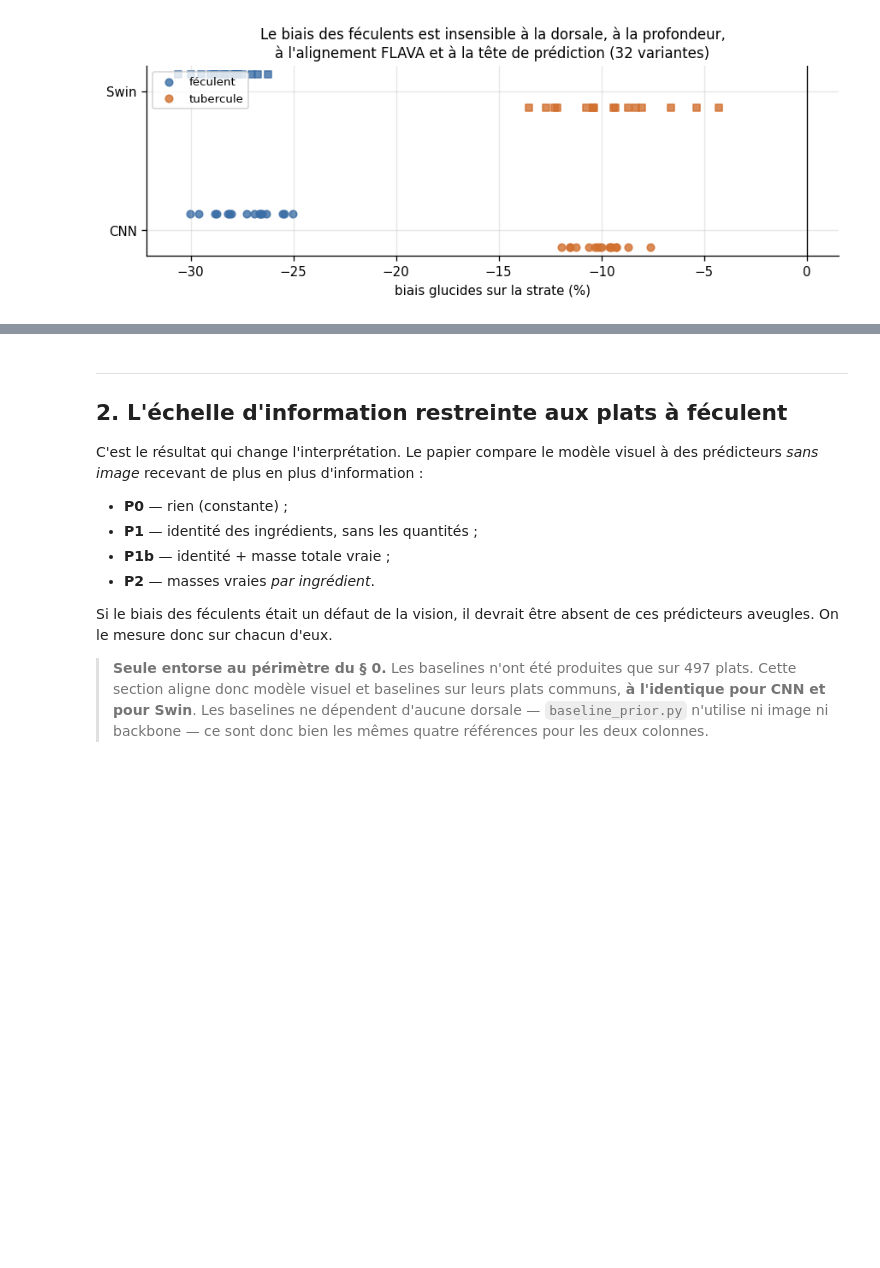
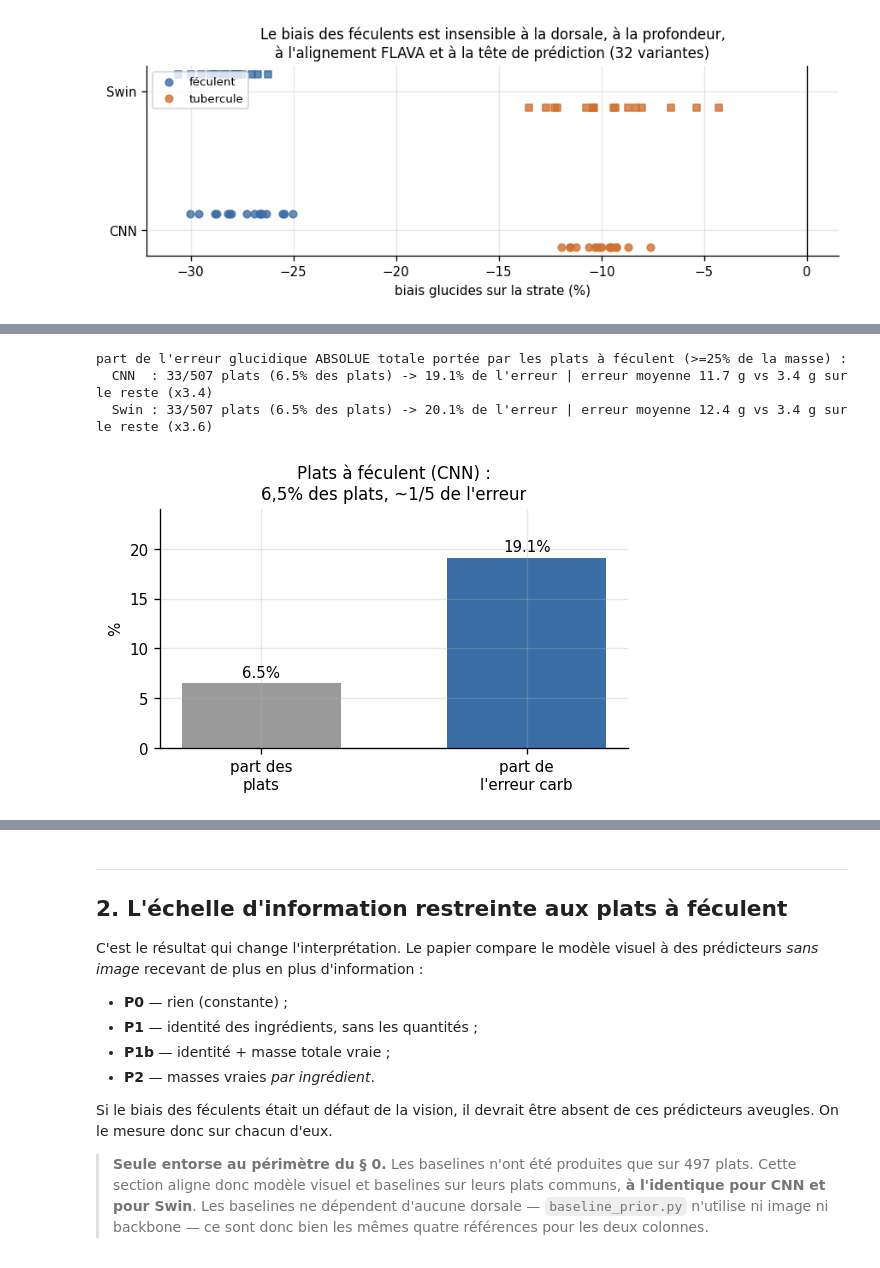
Before and after one commit to LubinLgp/nutrition5k-visual-ambiguity, a Jupyter notebook: analyse_par_ingredient_glucides.ipynb, the cells around one changed output, grey strips where cells are left out. Saved outputs shown, nothing was run; the diff lists cells and outputs as text; code cells hidden in the pictures; blank space fills up the shorter version.

```diff
--- a/analyse_par_ingredient_glucides.ipynb
+++ b/analyse_par_ingredient_glucides.ipynb
@@ -457,0 +464,23 @@ ax.legend(fontsize=8, loc="upper left"); plt.tight_layout(); plt.show()
+# %%
+print("part de l'erreur glucidique ABSOLUE totale portée par les plats à féculent (>=25% de la masse) :")
+for bb, df in (("CNN", cnn), ("Swin", swin)):
+    fec = df.part_feculent >= .25
+    part = df[fec].abserr.sum() / df.abserr.sum() * 100
+    ratio = df[fec].abserr.mean() / df[~fec].abserr.mean()
+    print(f"  {bb:4s} : {fec.sum()}/{len(df)} plats ({fec.mean()*100:.1f}% des plats) -> "
+          f"{part:.1f}% de l'erreur | erreur moyenne {df[fec].abserr.mean():.1f} g vs "
+          f"{df[~fec].abserr.mean():.1f} g sur le reste (x{ratio:.1f})")
+
+fig, ax = plt.subplots(figsize=(4.6, 3.0))
+fec = cnn.part_feculent >= .25
+parts = [fec.mean()*100, cnn[fec].abserr.sum()/cnn.abserr.sum()*100]
+bars = ax.bar(["part des\nplats", "part de\nl'erreur carb"], parts, color=[GREY, BLUE], width=.6)
+for b, v in zip(bars, parts):
+    ax.text(b.get_x()+b.get_width()/2, v+0.6, f"{v:.1f}%", ha="center", fontsize=9)
+ax.set_ylim(0, 24); ax.set_ylabel("%"); ax.set_title("Plats à féculent (CNN) :\n6,5% des plats, ~1/5 de l'erreur", fontsize=10)
+plt.tight_layout(); plt.show()
+# %% [output]
+part de l'erreur glucidique ABSOLUE totale portée par les plats à féculent (>=25% de la masse) :
+  CNN  : 33/507 plats (6.5% des plats) -> 19.1% de l'erreur | erreur moyenne 11.7 g vs 3.4 g sur le reste (x3.4)
+  Swin : 33/507 plats (6.5% des plats) -> 20.1% de l'erreur | erreur moyenne 12.4 g vs 3.4 g sur le reste (x3.6)
+[figure, added]
```
Also changed, not shown: parts of 9 cells of this notebook.
